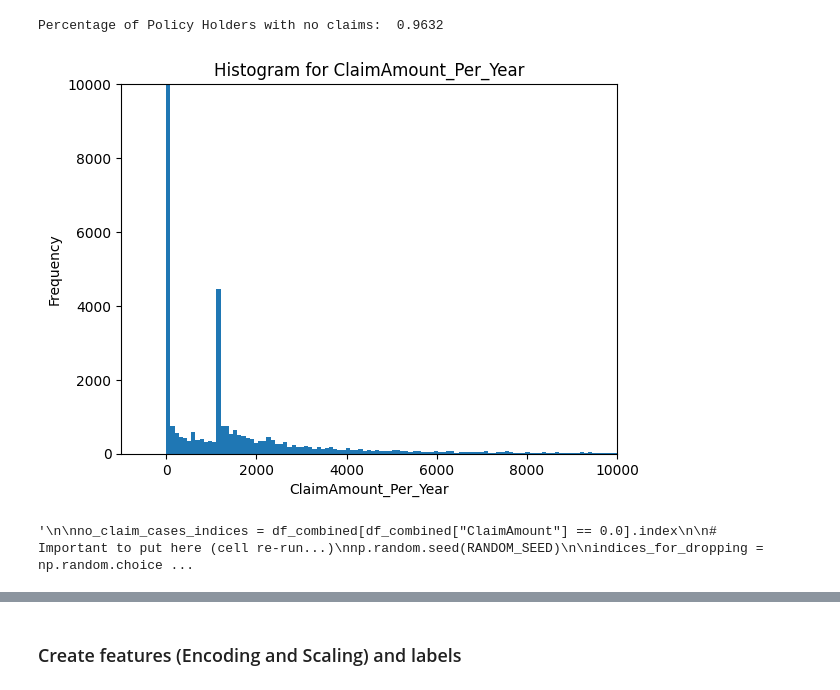
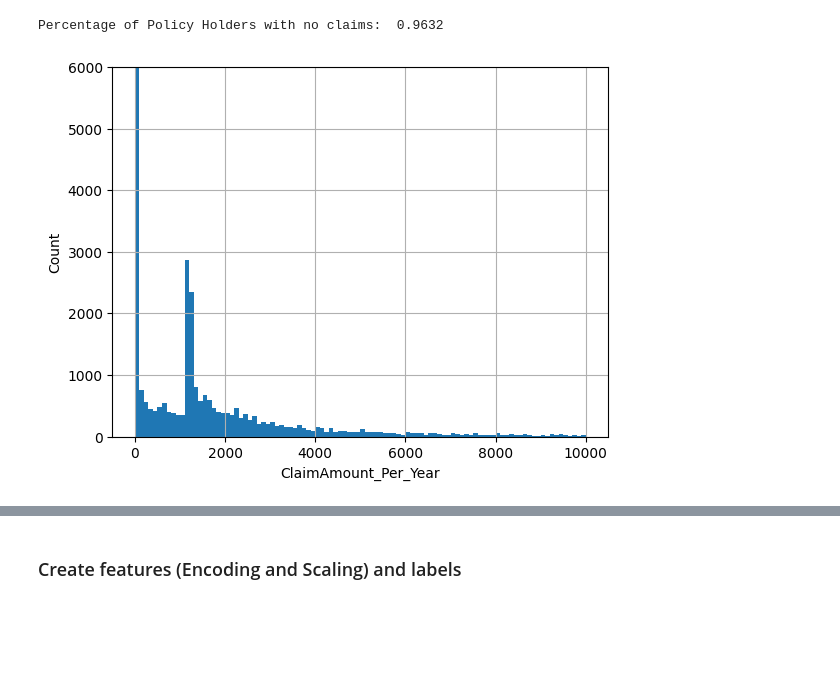
Before and after one commit to lexej/car-insurance, a Jupyter notebook: car-insurance.ipynb, the cells around one changed output, grey strips where cells are left out. Drawn from its saved outputs; the diff is of its cells as text; code cells hidden in the pictures; blank space fills up the shorter version.

```diff
--- a/car-insurance.ipynb
+++ b/car-insurance.ipynb
@@ -165,33 +165,11 @@ if len(df_combined) != len(df_freq):
 # %%
 #   Histogram for ClaimAmount_Per_Year
 
-plt.hist(df_combined["ClaimAmount_Per_Year"], bins=200000, density=False)
+df_combined["ClaimAmount_Per_Year"].hist(bins=100, range=(0, 1e4))
 
-plt.title('Histogram for ClaimAmount_Per_Year')
+plt.gca().set_ylim([0, 6000])
 plt.xlabel('ClaimAmount_Per_Year')
-plt.xlim(-1e3, 1e4)
-plt.ylim(0, 1e4)
-plt.ylabel('Frequency')
+plt.ylabel('Count')
 plt.show()
 # %% [output]
-[figure, old version]
+[figure, new version]
-# %%
-#   (Optional) Randomly drop certain amount of No-Claim cases (vast majority)
-#   so that balance between Claim <-> No-Claim cases is better
-
-"""
-
-no_claim_cases_indices = df_combined[df_combined["ClaimAmount"] == 0.0].index
-
-#   Important to put here (cell re-run...)
-np.random.seed(RANDOM_SEED)
-
-indices_for_dropping = np.random.choice(no_claim_cases_indices,
-                                        size=200000,  # 625000
-                                        replace=False)
-
-df_combined.drop(index=indices_for_dropping, inplace=True)
-
-"""
-# %% [output]
-'\n\nno_claim_cases_indices = df_combined[df_combined["ClaimAmount"] == 0.0].index\n\n#   Important to put here (cell re-run...)\nnp.random.seed(RANDOM_SEED)\n\nindices_for_dropping = np.random.choice ...
```
Also changed, not shown: parts of 13 cells of this notebook.
